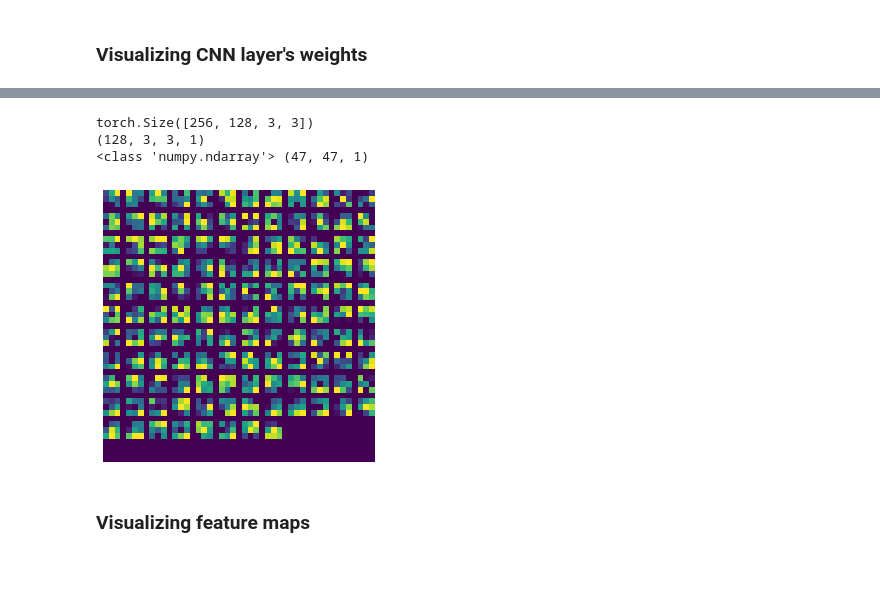
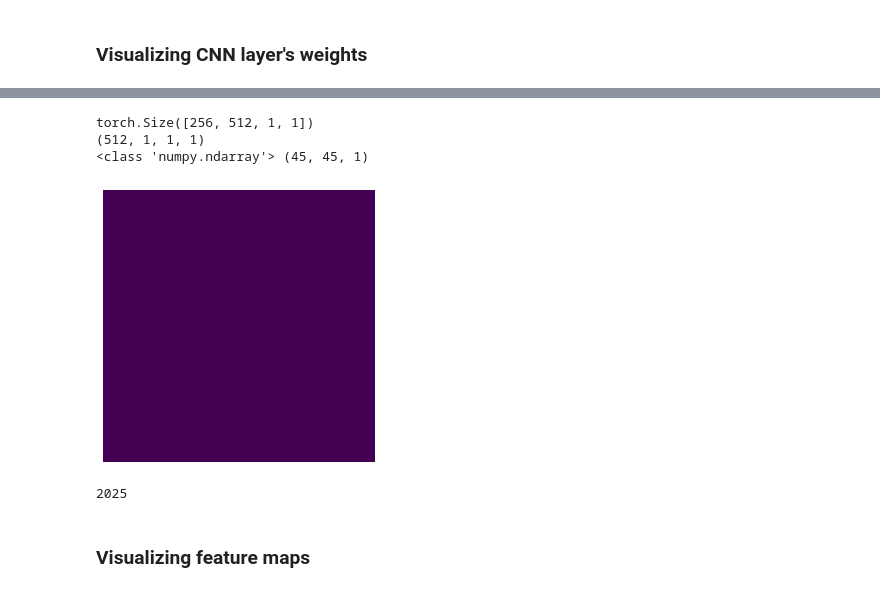
Before and after one commit to Darshansingh11/SMAI-FP, a Jupyter notebook: Understanding_CNN.ipynb, the cells around one changed output, grey strips where cells are left out. Drawn from its saved outputs; the diff is of its cells as text; code cells hidden in the pictures.

```diff
--- a/Understanding_CNN.ipynb
+++ b/Understanding_CNN.ipynb
@@ -174,22 +175,26 @@ ResNet(
 # %%
 print(model.layer3[0].conv1.weight.shape)
 a = model.layer3[0].conv1.weight
 b = a[12].unsqueeze(3)
 b = b.cpu().detach().numpy()
 # a = a.transpose(0, 2, 3, 1)
 # b = a[0].unsqueeze(3)
 print(b.shape)
 grid = visualize_grid(b)
 print(type(grid.astype('uint8')), grid.astype('uint8').shape)
-plt.imshow(grid.astype('uint8').reshape(47, 47))
+plt.imshow(grid.astype('uint8').reshape(45, 45))
 plt.axis('off')
 plt.gcf().set_size_inches(5, 5)
 plt.show()
 # %% [output]
-torch.Size([256, 128, 3, 3])
-(128, 3, 3, 1)
-<class 'numpy.ndarray'> (47, 47, 1)
+torch.Size([256, 512, 1, 1])
+(512, 1, 1, 1)
+<class 'numpy.ndarray'> (45, 45, 1)
-[figure, old version]
+[figure, new version]
+# %%
+45 * 45
+# %% [output]
+2025
 # %% [markdown]
 ### Visualizing feature maps
 # %%
```
Also changed, not shown: parts of 14 cells of this notebook.
